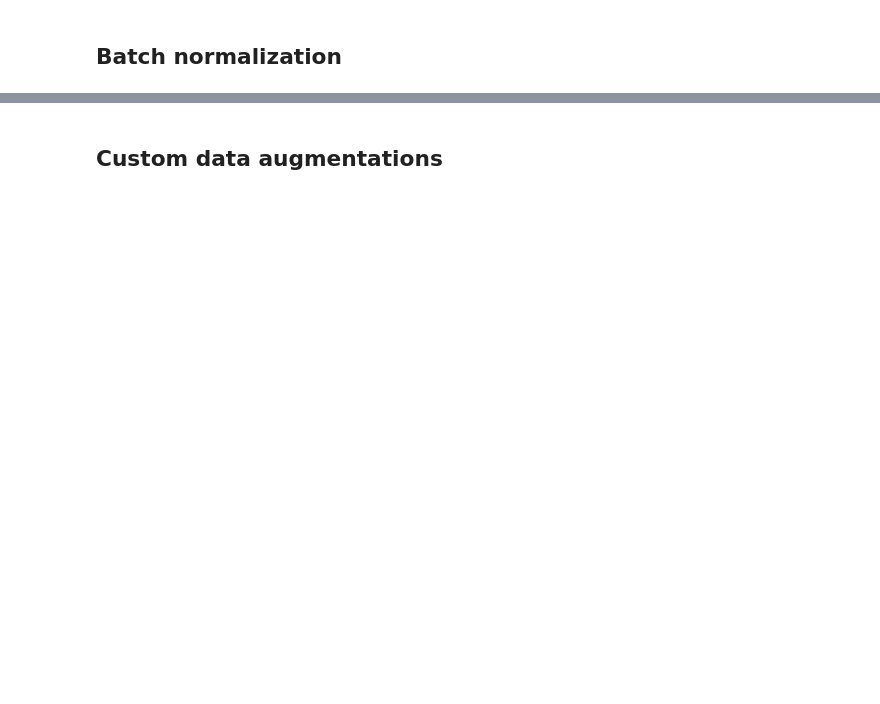
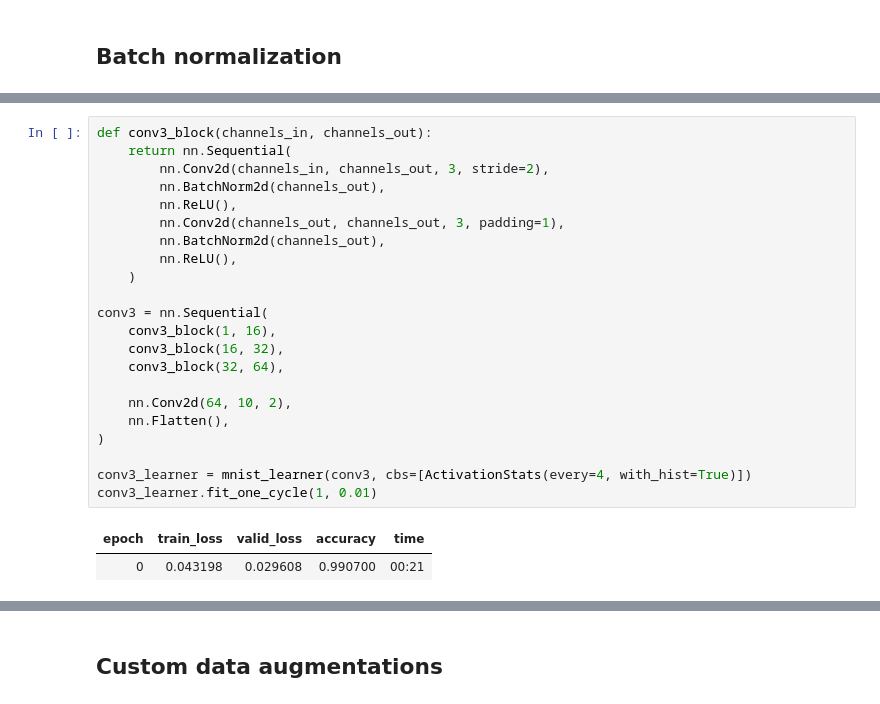
Before and after one commit to mskrajnowski/2023-machine-learning-talk, a Jupyter notebook: talks/02_vision.ipynb, the cells around one changed output, grey strips where cells are left out. Drawn from its saved outputs; the diff is of its cells as text; blank space fills up the shorter version.

```diff
--- a/talks/02_vision.ipynb
+++ b/talks/02_vision.ipynb
@@ -1114,0 +1107,25 @@ Interpretation.from_learner(mnist_learner(conv3)).plot_top_losses(k=24, ncols=6,
+# %%
+def conv3_block(channels_in, channels_out):
+    return nn.Sequential(
+        nn.Conv2d(channels_in, channels_out, 3, stride=2),
+        nn.BatchNorm2d(channels_out),
+        nn.ReLU(),
+        nn.Conv2d(channels_out, channels_out, 3, padding=1),
+        nn.BatchNorm2d(channels_out),
+        nn.ReLU(),
+    )
+
+conv3 = nn.Sequential(
+    conv3_block(1, 16),
+    conv3_block(16, 32),
+    conv3_block(32, 64),
+
+    nn.Conv2d(64, 10, 2),
+    nn.Flatten(),
+)
+
+conv3_learner = mnist_learner(conv3, cbs=[ActivationStats(every=4, with_hist=True)])
+conv3_learner.fit_one_cycle(1, 0.01)
+# %% [output]
+| epoch | train_loss | valid_loss | accuracy | time |
+| 0 | 0.043198 | 0.029608 | 0.990700 | 00:21 |
```
Also changed, not shown: parts of 69 cells of this notebook, 6 other files.
